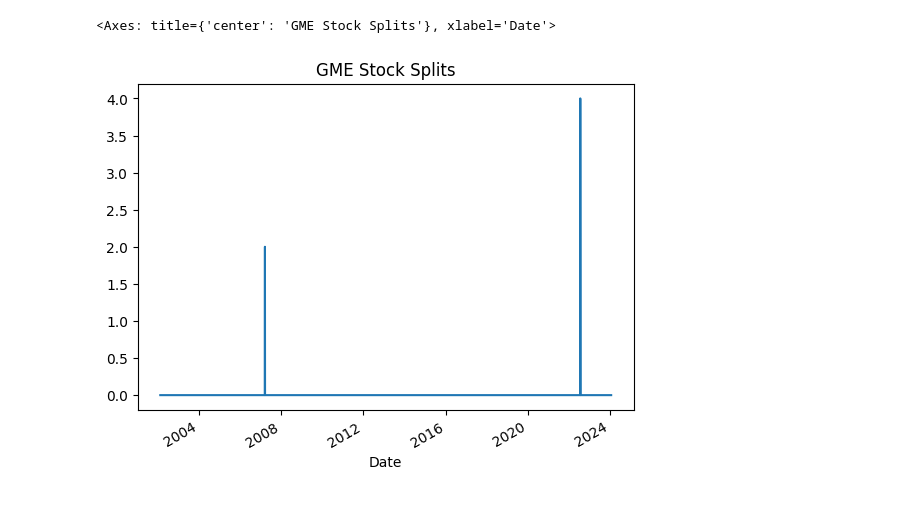
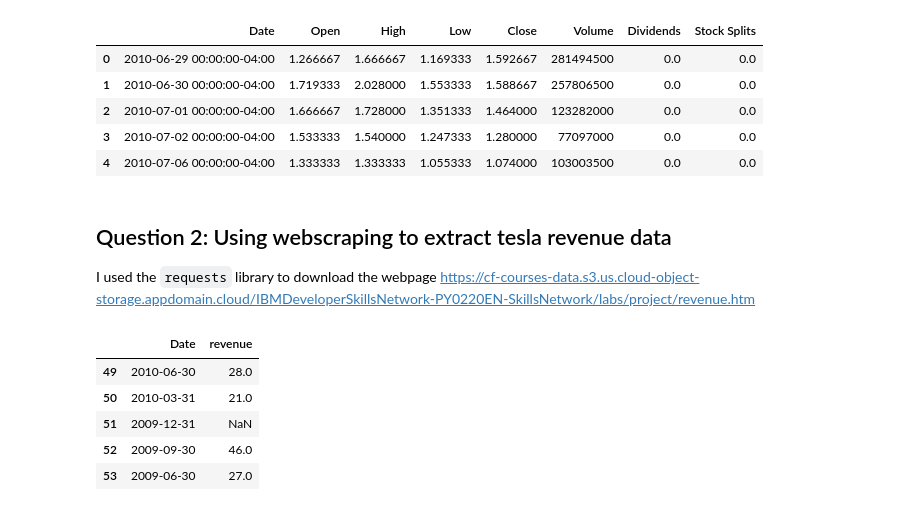
Before and after one commit to Omar526/ibm_data_science_project, a Jupyter notebook: IBM Data Science Project.ipynb, the cells around one changed output. Drawn from its saved outputs; the diff is of its cells as text; code cells hidden in the pictures.

````diff
--- a/IBM Data Science Project.ipynb
+++ b/IBM Data Science Project.ipynb
@@ -8 +12,5 @@ tesla = yf.Ticker("GME")
+# %%
+# creating the Ticker object
+
+tesla = yf.Ticker("TSLA")
 # %%
@@ -28,5 +22,16 @@ tesla_data.reset_index().tail()
-# %%
-tesla_data["Stock Splits"].plot(title="GME Stock Splits")
-# %% [output]
-<Axes: title={'center': 'GME Stock Splits'}, xlabel='Date'>
-[figure, removed]
+# %%
+# resetting the index and displaying the downloaded data set
+tesla_data = tesla_data.reset_index()
+
+tesla_data.head()
+# %% [output]
+|  | Date | Open | High | Low | Close | Volume | Dividends | Stock Splits |
+| 0 | 2010-06-29 00:00:00-04:00 | 1.266667 | 1.666667 | 1.169333 | 1.592667 | 281494500 | 0.0 | 0.0 |
+| 1 | 2010-06-30 00:00:00-04:00 | 1.719333 | 2.028000 | 1.553333 | 1.588667 | 257806500 | 0.0 | 0.0 |
+| 2 | 2010-07-01 00:00:00-04:00 | 1.666667 | 1.728000 | 1.351333 | 1.464000 | 123282000 | 0.0 | 0.0 |
+| 3 | 2010-07-02 00:00:00-04:00 | 1.533333 | 1.540000 | 1.247333 | 1.280000 | 77097000 | 0.0 | 0.0 |
+| 4 | 2010-07-06 00:00:00-04:00 | 1.333333 | 1.333333 | 1.055333 | 1.074000 | 103003500 | 0.0 | 0.0 |
+# %% [markdown]
+## Question 2: Using webscraping to extract tesla revenue data
+
+I used the ```requests``` library to download the webpage https://cf-courses-data.s3.us.cloud-object-storage.appdomain.cloud/IBMDeveloperSkillsNetwork-PY0220EN-SkillsNetwork/labs/project/revenue.htm
@@ -32,0 +63,9 @@ tesla_data["Stock Splits"].plot(title="GME Stock Splits")
+# %%
+tesla_revenue.tail()
+# %% [output]
+|  | Date | revenue |
+| 49 | 2010-06-30 | 28.0 |
+| 50 | 2010-03-31 | 21.0 |
+| 51 | 2009-12-31 | NaN |
+| 52 | 2009-09-30 | 46.0 |
+| 53 | 2009-06-30 | 27.0 |
````
Also changed, not shown: parts of 22 cells of this notebook.
